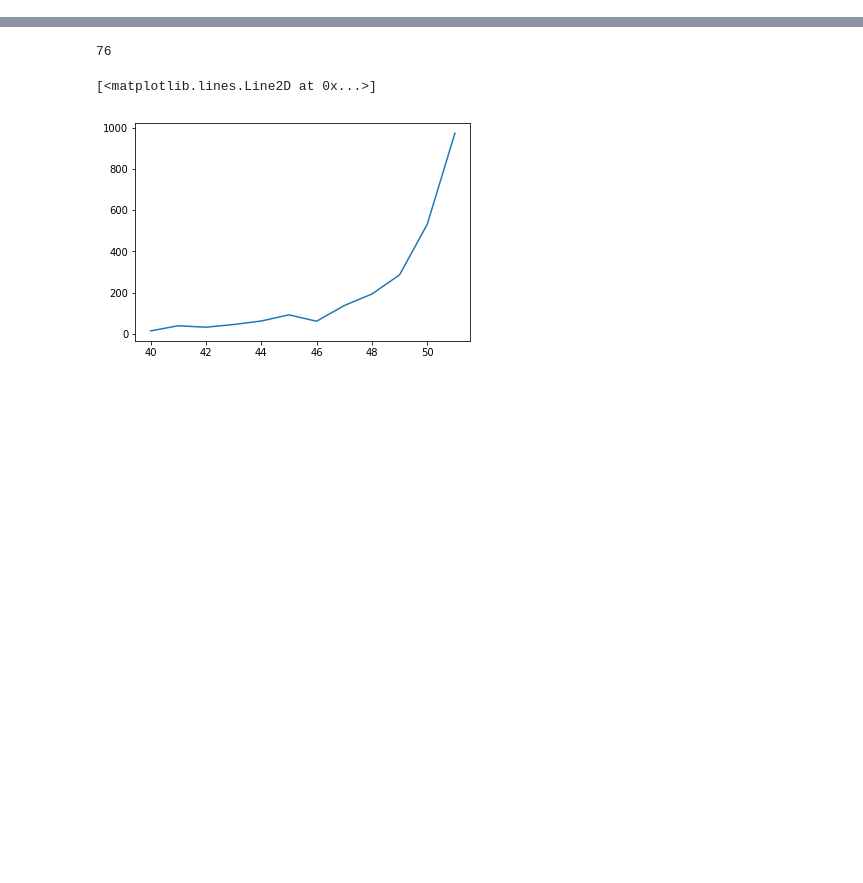
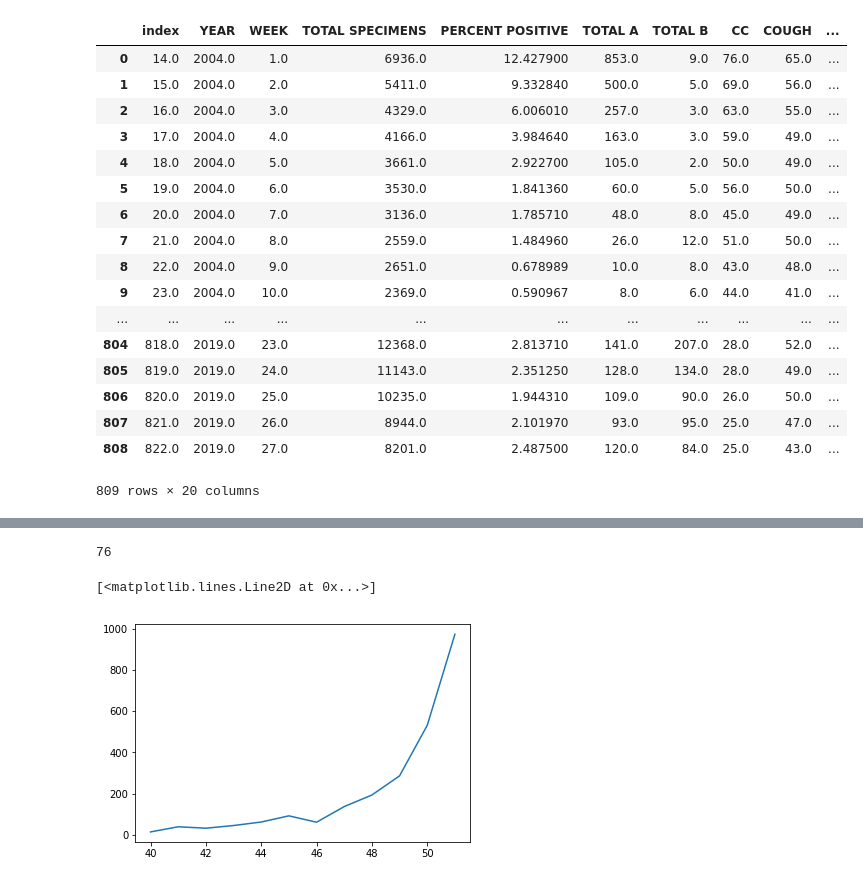
Before and after one commit to shreyaj1212/Influenza-Trends, a Jupyter notebook: Regression-People Tested.ipynb, the cells around one changed output, grey strips where cells are left out. Drawn from its saved outputs; the diff is of its cells as text; code cells hidden in the pictures; blank space fills up the shorter version.

```diff
--- a/Regression-People Tested.ipynb
+++ b/Regression-People Tested.ipynb
@@ -44,3 +57,0 @@ ValueError: The truth value of a Series is ambiguous. Use a.empty, a.bool(), a.i
-# %%
-data = data.insert(6,'trendz',sumnums)
-data
@@ -48,0 +100,23 @@ AttributeError: 'NoneType' object has no attribute 'insert'
+# %%
+data['SZN'] = data['SZN'].replace(True,1)
+data['SZN'] = data['SZN'].replace(False,0)
+data
+# %% [output]
+|  | index | YEAR | WEEK | TOTAL SPECIMENS | PERCENT POSITIVE | TOTAL A | TOTAL B | CC | COUGH | ... |
+| 0 | 14.0 | 2004.0 | 1.0 | 6936.0 | 12.427900 | 853.0 | 9.0 | 76.0 | 65.0 | ... |
+| 1 | 15.0 | 2004.0 | 2.0 | 5411.0 | 9.332840 | 500.0 | 5.0 | 69.0 | 56.0 | ... |
+| 2 | 16.0 | 2004.0 | 3.0 | 4329.0 | 6.006010 | 257.0 | 3.0 | 63.0 | 55.0 | ... |
+| 3 | 17.0 | 2004.0 | 4.0 | 4166.0 | 3.984640 | 163.0 | 3.0 | 59.0 | 49.0 | ... |
+| 4 | 18.0 | 2004.0 | 5.0 | 3661.0 | 2.922700 | 105.0 | 2.0 | 50.0 | 49.0 | ... |
+| 5 | 19.0 | 2004.0 | 6.0 | 3530.0 | 1.841360 | 60.0 | 5.0 | 56.0 | 50.0 | ... |
+| 6 | 20.0 | 2004.0 | 7.0 | 3136.0 | 1.785710 | 48.0 | 8.0 | 45.0 | 49.0 | ... |
+| 7 | 21.0 | 2004.0 | 8.0 | 2559.0 | 1.484960 | 26.0 | 12.0 | 51.0 | 50.0 | ... |
+| 8 | 22.0 | 2004.0 | 9.0 | 2651.0 | 0.678989 | 10.0 | 8.0 | 43.0 | 48.0 | ... |
+| 9 | 23.0 | 2004.0 | 10.0 | 2369.0 | 0.590967 | 8.0 | 6.0 | 44.0 | 41.0 | ... |
+| ... | ... | ... | ... | ... | ... | ... | ... | ... | ... | ... |
+| 804 | 818.0 | 2019.0 | 23.0 | 12368.0 | 2.813710 | 141.0 | 207.0 | 28.0 | 52.0 | ... |
+| 805 | 819.0 | 2019.0 | 24.0 | 11143.0 | 2.351250 | 128.0 | 134.0 | 28.0 | 49.0 | ... |
+| 806 | 820.0 | 2019.0 | 25.0 | 10235.0 | 1.944310 | 109.0 | 90.0 | 26.0 | 50.0 | ... |
+| 807 | 821.0 | 2019.0 | 26.0 | 8944.0 | 2.101970 | 93.0 | 95.0 | 25.0 | 47.0 | ... |
+| 808 | 822.0 | 2019.0 | 27.0 | 8201.0 | 2.487500 | 120.0 | 84.0 | 25.0 | 43.0 | ... |
+809 rows × 20 columns
```
Also changed, not shown: parts of 13 cells of this notebook, 14 other files.
